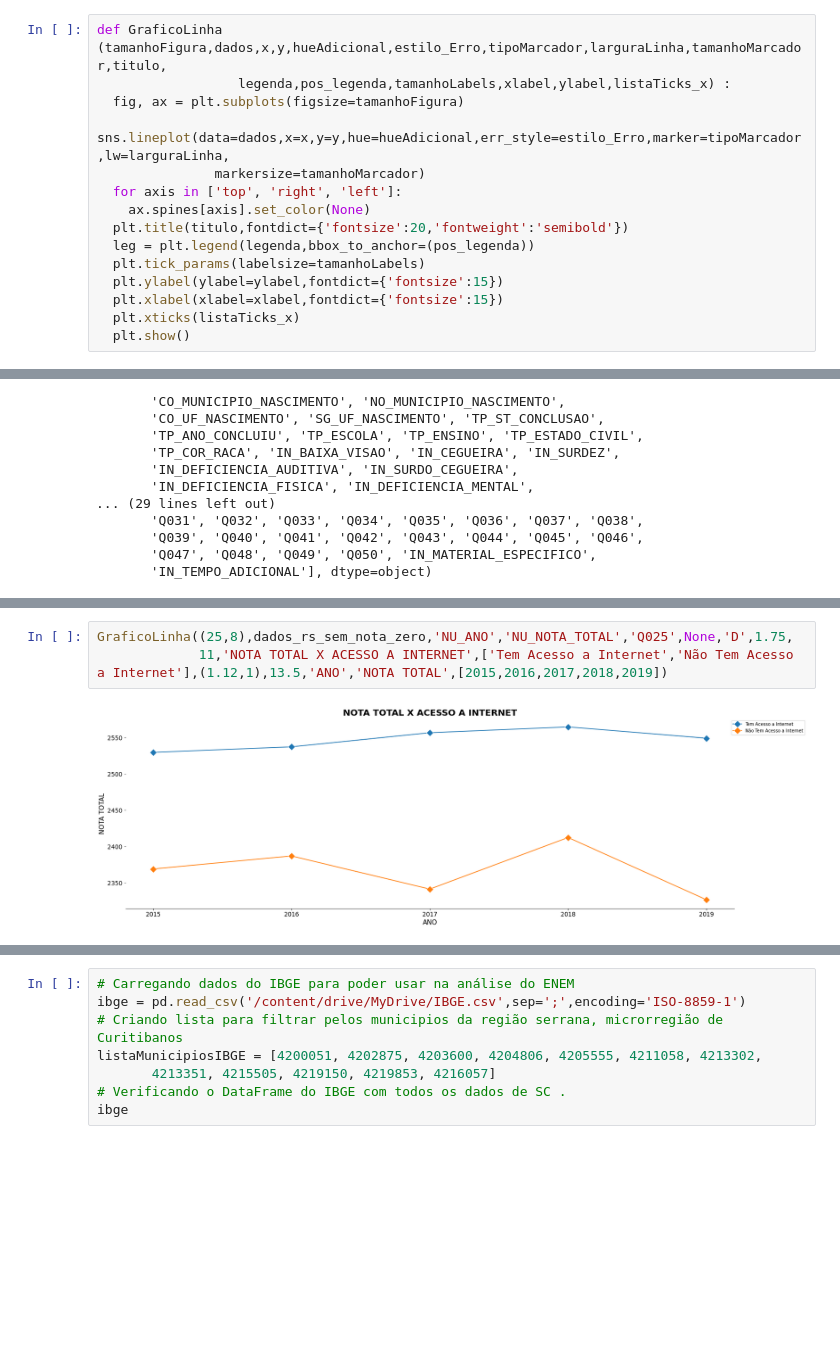
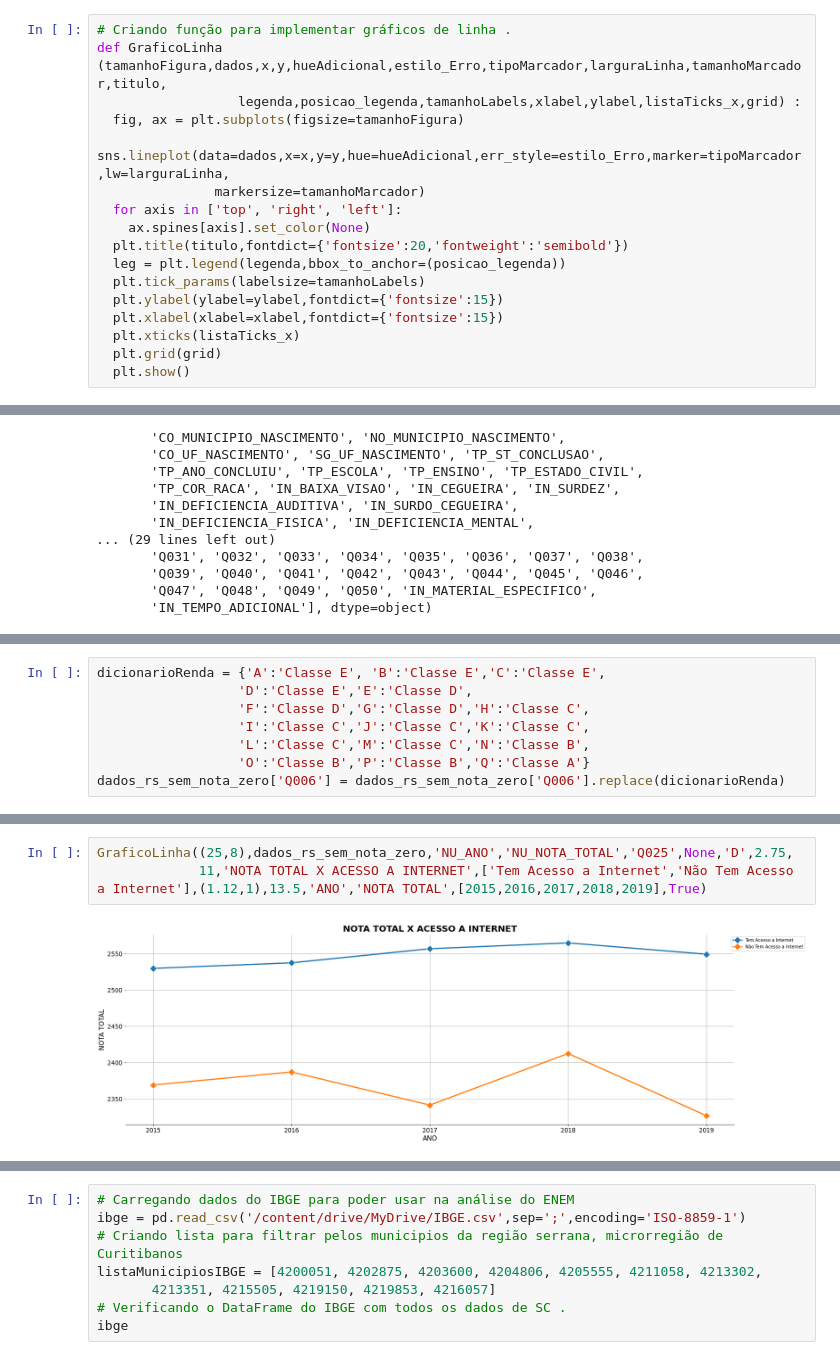
Before and after one commit to NophaieViscente/AnaliseDadosENEM, a Jupyter notebook: Analisando_Dados_da_Educação_ENEM_SC_Mesorregião_Serrana_|_Microrregião_de_Curitibanos.ipynb, the cells around one changed output, grey strips where cells are left out. Cells and saved outputs as stored; diff of their text form; blank space fills up the shorter version.

```diff
--- a/Analisando_Dados_da_Educação_ENEM_SC_Mesorregião_Serrana_|_Microrregião_de_Curitibanos.ipynb
+++ b/Analisando_Dados_da_Educação_ENEM_SC_Mesorregião_Serrana_|_Microrregião_de_Curitibanos.ipynb
@@ -15,15 +16,17 @@ dadosSC2019 = pd.read_csv('/content/drive/MyDrive/microdados_enem_SC_2019.csv')
 # %%
+# Criando função para implementar gráficos de linha .
 def GraficoLinha (tamanhoFigura,dados,x,y,hueAdicional,estilo_Erro,tipoMarcador,larguraLinha,tamanhoMarcador,titulo,
-                  legenda,pos_legenda,tamanhoLabels,xlabel,ylabel,listaTicks_x) :
+                  legenda,posicao_legenda,tamanhoLabels,xlabel,ylabel,listaTicks_x,grid) :
   fig, ax = plt.subplots(figsize=tamanhoFigura)
   sns.lineplot(data=dados,x=x,y=y,hue=hueAdicional,err_style=estilo_Erro,marker=tipoMarcador,lw=larguraLinha,
                markersize=tamanhoMarcador)
   for axis in ['top', 'right', 'left']:
     ax.spines[axis].set_color(None)
   plt.title(titulo,fontdict={'fontsize':20,'fontweight':'semibold'})
-  leg = plt.legend(legenda,bbox_to_anchor=(pos_legenda))
+  leg = plt.legend(legenda,bbox_to_anchor=(posicao_legenda))
   plt.tick_params(labelsize=tamanhoLabels)
   plt.ylabel(ylabel=ylabel,fontdict={'fontsize':15})
   plt.xlabel(xlabel=xlabel,fontdict={'fontsize':15})
   plt.xticks(listaTicks_x)
+  plt.grid(grid)
   plt.show()
@@ -267,0 +268,8 @@ See the caveats in the documentation: https://pandas.pydata.org/pandas-docs/stab
+# %%
+dicionarioRenda = {'A':'Classe E', 'B':'Classe E','C':'Classe E',
+                  'D':'Classe E','E':'Classe D',
+                  'F':'Classe D','G':'Classe D','H':'Classe C',
+                  'I':'Classe C','J':'Classe C','K':'Classe C',
+                  'L':'Classe C','M':'Classe C','N':'Classe B',
+                  'O':'Classe B','P':'Classe B','Q':'Classe A'}
+dados_rs_sem_nota_zero['Q006'] = dados_rs_sem_nota_zero['Q006'].replace(dicionarioRenda)
@@ -268,6 +299,6 @@ See the caveats in the documentation: https://pandas.pydata.org/pandas-docs/stab
 # %%
-GraficoLinha((25,8),dados_rs_sem_nota_zero,'NU_ANO','NU_NOTA_TOTAL','Q025',None,'D',1.75,
-             11,'NOTA TOTAL X ACESSO A INTERNET',['Tem Acesso a Internet','Não Tem Acesso a Internet'],(1.12,1),13.5,'ANO','NOTA TOTAL',[2015,2016,2017,2018,2019])
+GraficoLinha((25,8),dados_rs_sem_nota_zero,'NU_ANO','NU_NOTA_TOTAL','Q025',None,'D',2.75,
+             11,'NOTA TOTAL X ACESSO A INTERNET',['Tem Acesso a Internet','Não Tem Acesso a Internet'],(1.12,1),13.5,'ANO','NOTA TOTAL',[2015,2016,2017,2018,2019],True)
 # %% [output]
-[figure, old version]
+[figure, new version]
 # %%
```
Also changed, not shown: parts of 18 cells of this notebook.
